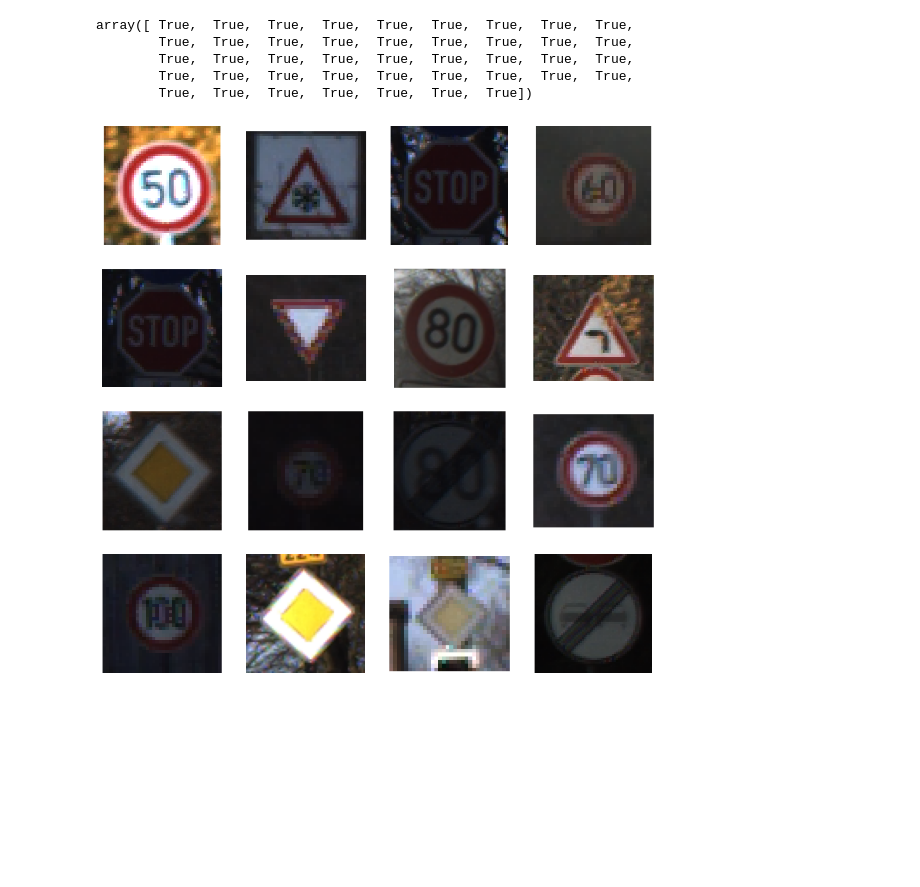
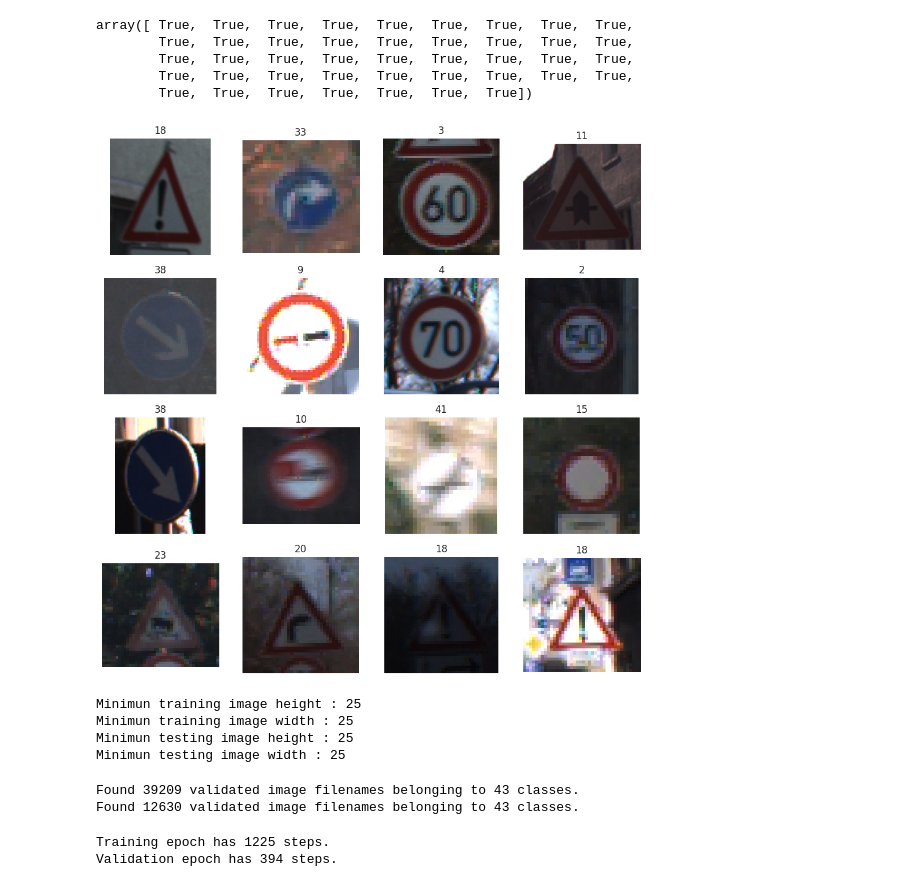
Before and after one commit to pinilDissanayaka/Traffic-Sign-Recognition, a Jupyter notebook: Traffic_Sign_Recognition.ipynb, the cells around one changed output. Saved outputs shown, nothing was run; the diff lists cells and outputs as text; code cells hidden in the pictures; blank space fills up the shorter version.

```diff
--- a/Traffic_Sign_Recognition.ipynb
+++ b/Traffic_Sign_Recognition.ipynb
@@ -205,10 +207,14 @@ array([ True,  True,  True,  True,  True,  True,  True,  True,  True,
 # %%
+sample_df = train_df.sample(16, random_state=5)
+sample_id = sample_df['ClassId']
+sample_path = sample_df['Path']
 plt.figure(figsize = (12, 12))
-for i, j in enumerate(train_df['Path'].sample(16).values):
+for i, j in enumerate(sample_path):
   plt.subplot(4, 4, i + 1)
   img = plt.imread(j)
   plt.axis('off')
+  plt.title(sample_id.values[i])
   plt.imshow(img)
 plt.show()
 # %% [output]
-[figure, old version]
+[figure, new version]
@@ -214,0 +227,10 @@ plt.show()
+# %%
+print(f"Minimun training image height : {minTrainHeight}")
+print(f"Minimun training image width : {minTrainWidth}")
+print(f"Minimun testing image height : {minTestHeight}")
+print(f"Minimun testing image width : {minTestWidth}")
+# %% [output]
+Minimun training image height : 25
+Minimun training image width : 25
+Minimun testing image height : 25
+Minimun testing image width : 25
@@ -214,0 +266,32 @@ plt.show()
+# %%
+train_generator = train_gen.flow_from_dataframe(train_df,
+                                                x_col='Path',
+                                                y_col='ClassId',
+                                                target_size = TARGET_SIZE,
+                                                class_mode='categorical',
+                                                shuffle = True,
+                                                batch_size = 32,
+                                                color_mode = 'rgb'
+                                                )
+
+test_generator = train_gen.flow_from_dataframe(test_df,
+                                                x_col='Path',
+                                                y_col='ClassId',
+                                                target_size = TARGET_SIZE,
+                                                class_mode='categorical',
+                                                shuffle = True,
+                                                batch_size = 32,
+                                                color_mode = 'rgb'
+                                                )
+# %% [output]
+Found 39209 validated image filenames belonging to 43 classes.
+Found 12630 validated image filenames belonging to 43 classes.
+# %%
+trainingSteps = train_generator.n // train_generator.batch_size
+validationSteps = test_generator.n // test_generator.batch_size
+
+print(f"Training epoch has {trainingSteps} steps.")
+print(f"Validation epoch has {validationSteps} steps.")
+# %% [output]
+Training epoch has 1225 steps.
+Validation epoch has 394 steps.
```
Also changed, not shown: parts of 12 cells of this notebook.
